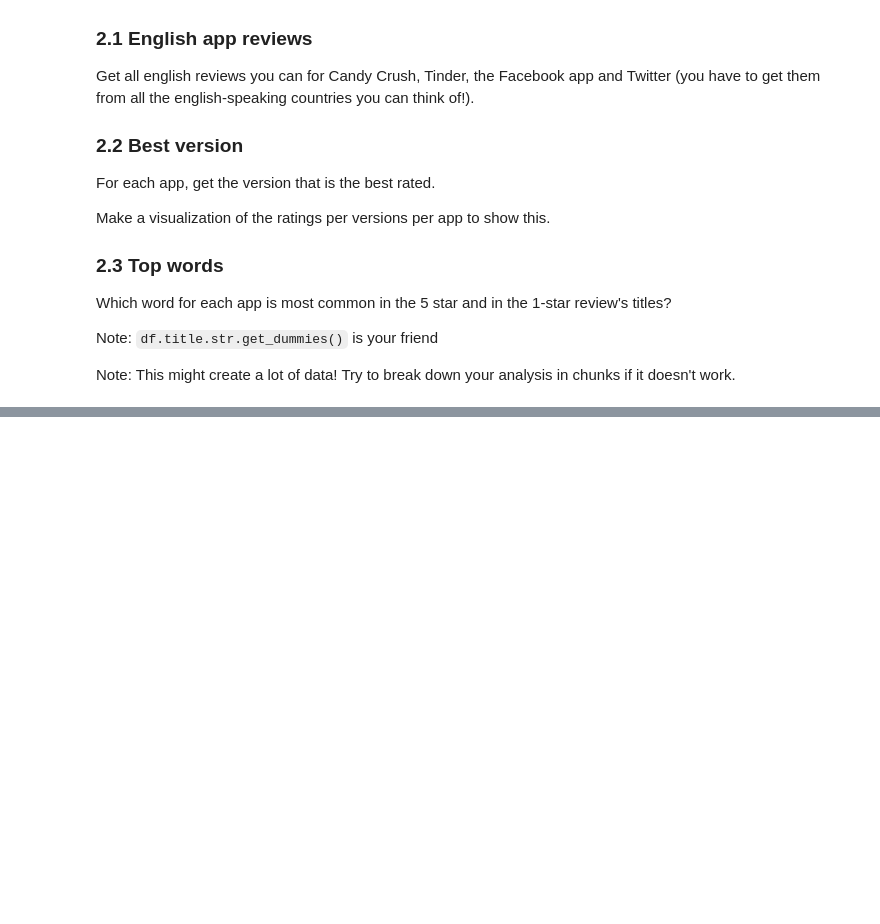
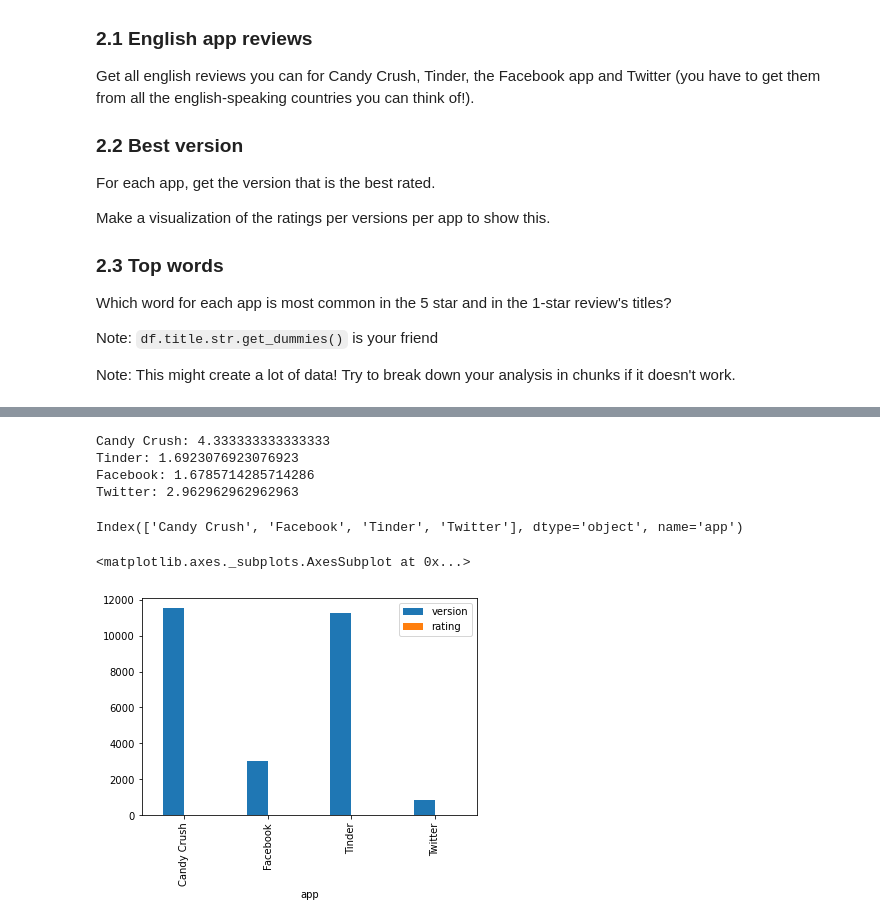
Before and after one commit to cb-ds-1/4-5-web-data, a Jupyter notebook: workshop.ipynb, the cells around one changed output, grey strips where cells are left out. Cells and saved outputs as stored; diff of their text form; code cells hidden in the pictures; blank space fills up the shorter version.

```diff
--- a/workshop.ipynb
+++ b/workshop.ipynb
@@ -57,0 +343,20 @@ Note: This might create a lot of data! Try to break down your analysis in chunks
+# %%
+for app, id_n in APP_ID.items():
+    idx = df_sort[df_sort.app==app].rating.idxmax()
+    vers =
+    print(f'{app}: {df_sort[df_sort.app==app].rating.max()}')
+# %% [output]
+Candy Crush: 4.333333333333333
+Tinder: 1.6923076923076923
+Facebook: 1.6785714285714286
+Twitter: 2.962962962962963
+# %%
+top_versions.index
+# %% [output]
+Index(['Candy Crush', 'Facebook', 'Tinder', 'Twitter'], dtype='object', name='app')
+# %%
+top_versions = df_sorted.groupby('app').first()
+top_versions.plot(kind='bar')
+# %% [output]
+<matplotlib.axes._subplots.AxesSubplot at 0x...>
+[figure, added]
```
Also changed, not shown: parts of 67 cells of this notebook.
